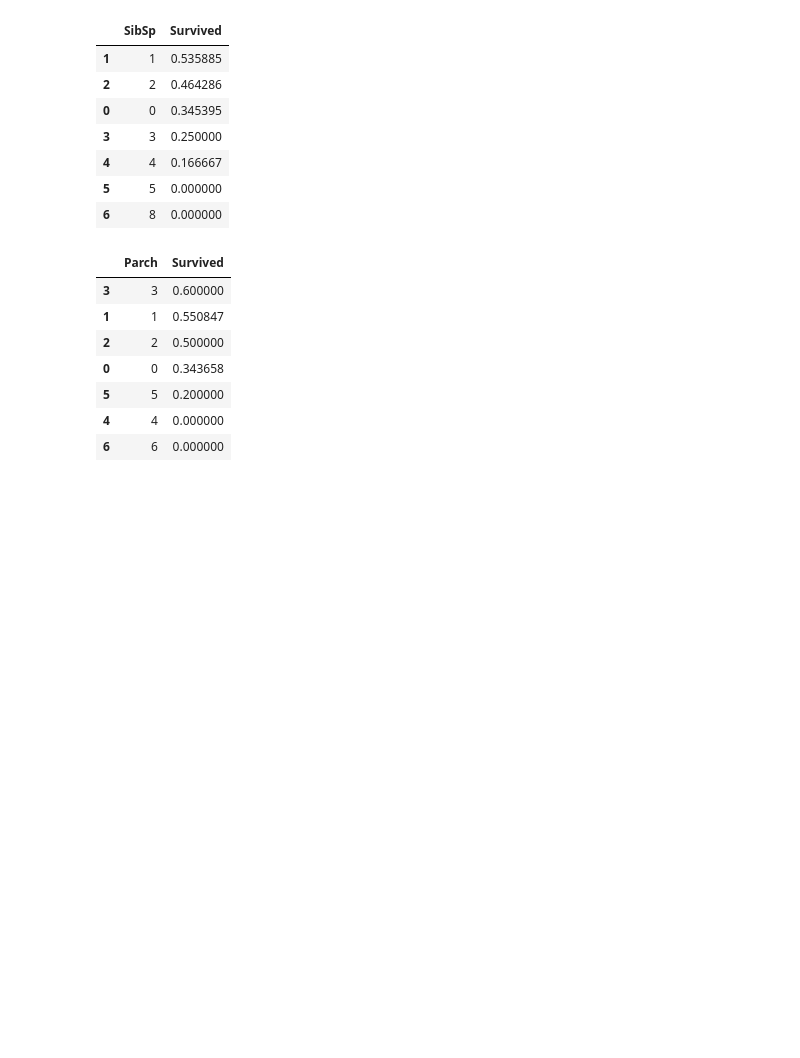
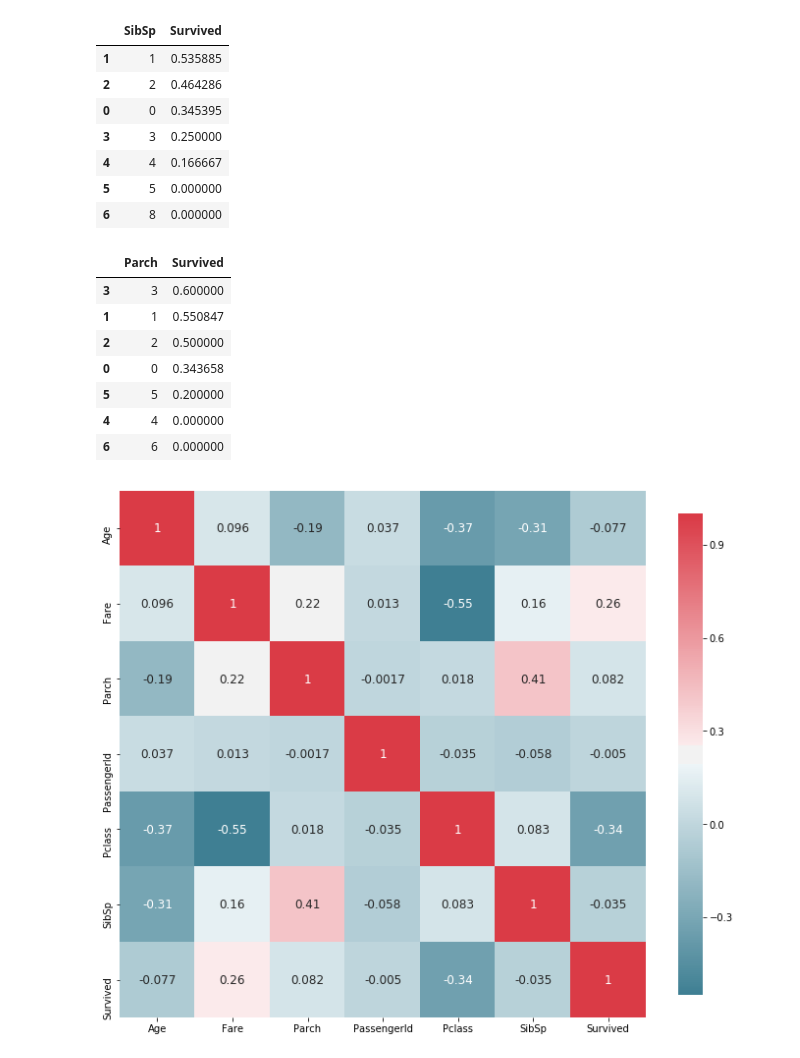
Before and after one commit to Ashen-Vaults/titanic-machine-learning, a Jupyter notebook: Titanic-Data-Science.ipynb, the cells around one changed output. Drawn from its saved outputs; the diff is of its cells as text; code cells hidden in the pictures; blank space fills up the shorter version.

Commit message:
Created helper plot functions

```diff
--- a/Titanic-Data-Science.ipynb
+++ b/Titanic-Data-Science.ipynb
@@ -105,3 +145,7 @@ train_df[['Parch', 'Survived']].groupby(['Parch'], as_index=False).mean().sort_v
 | 5 | 5 | 0.200000 |
 | 4 | 4 | 0.000000 |
 | 6 | 6 | 0.000000 |
+# %%
+plot_correlation_map(titanic_df)
+# %% [output]
+[figure, added]
```
Also changed, not shown: parts of 15 cells of this notebook.
